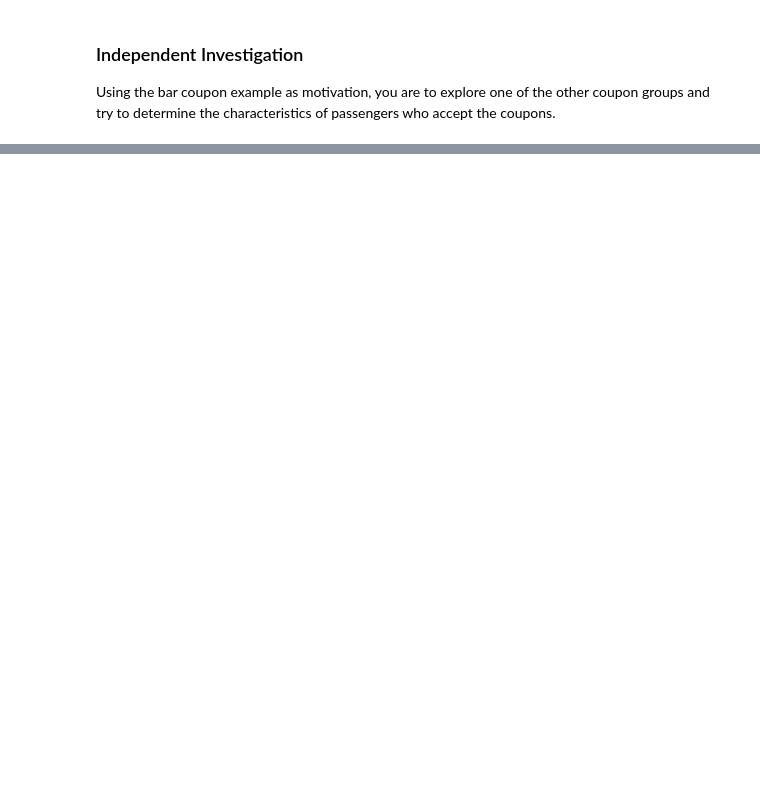
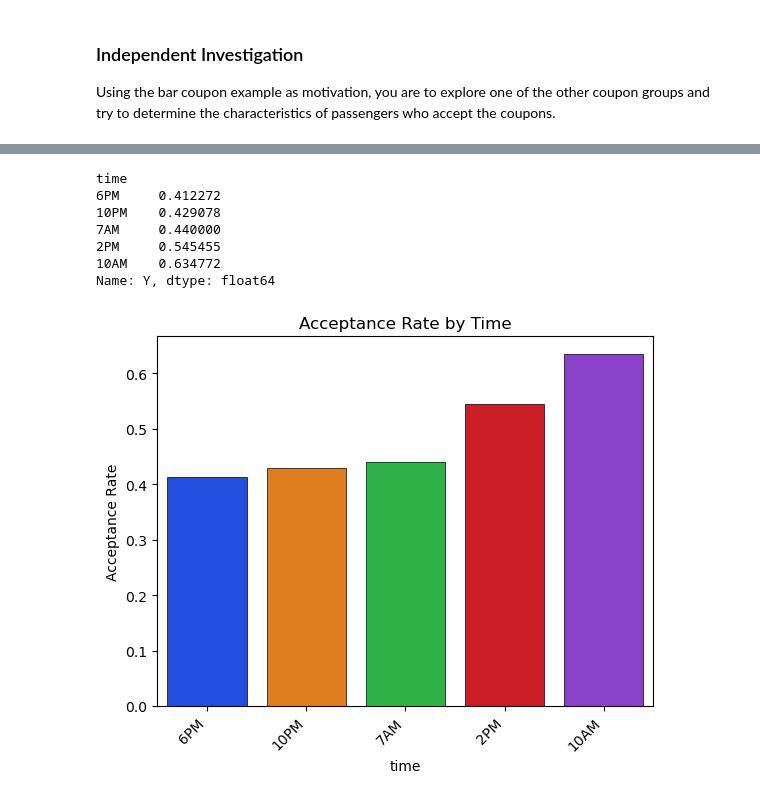
Before and after one commit to RayFuller/coupons, a Jupyter notebook: prompt.ipynb, the cells around one changed output, grey strips where cells are left out. Drawn from its saved outputs; the diff is of its cells as text; code cells hidden in the pictures; blank space fills up the shorter version.

```diff
--- a/prompt.ipynb
+++ b/prompt.ipynb
@@ -368,0 +419,22 @@ Using the bar coupon example as motivation, you are to explore one of the other
+# %%
+# check for plot accuracy by computing the acceptance rate by coupon type
+accRate = dfCoffee.groupby('time')['Y'].mean().sort_values()
+print(accRate)
+
+# Make a bar plot of the acceptance rate as well
+sns.barplot(x=accRate.index, y=accRate.values,
+            hue=accRate.index, palette='bright', legend=False,
+            edgecolor='black', linewidth=0.5)
+plt.xticks(rotation=45, ha='right')
+plt.ylabel('Acceptance Rate')
+plt.title('Acceptance Rate by Time')
+plt.show()
+# %% [output]
+time
+6PM     0.412272
+10PM    0.429078
+7AM     0.440000
+2PM     0.545455
+10AM    0.634772
+Name: Y, dtype: float64
+[figure, added]
```
Also changed, not shown: parts of 8 cells of this notebook.
